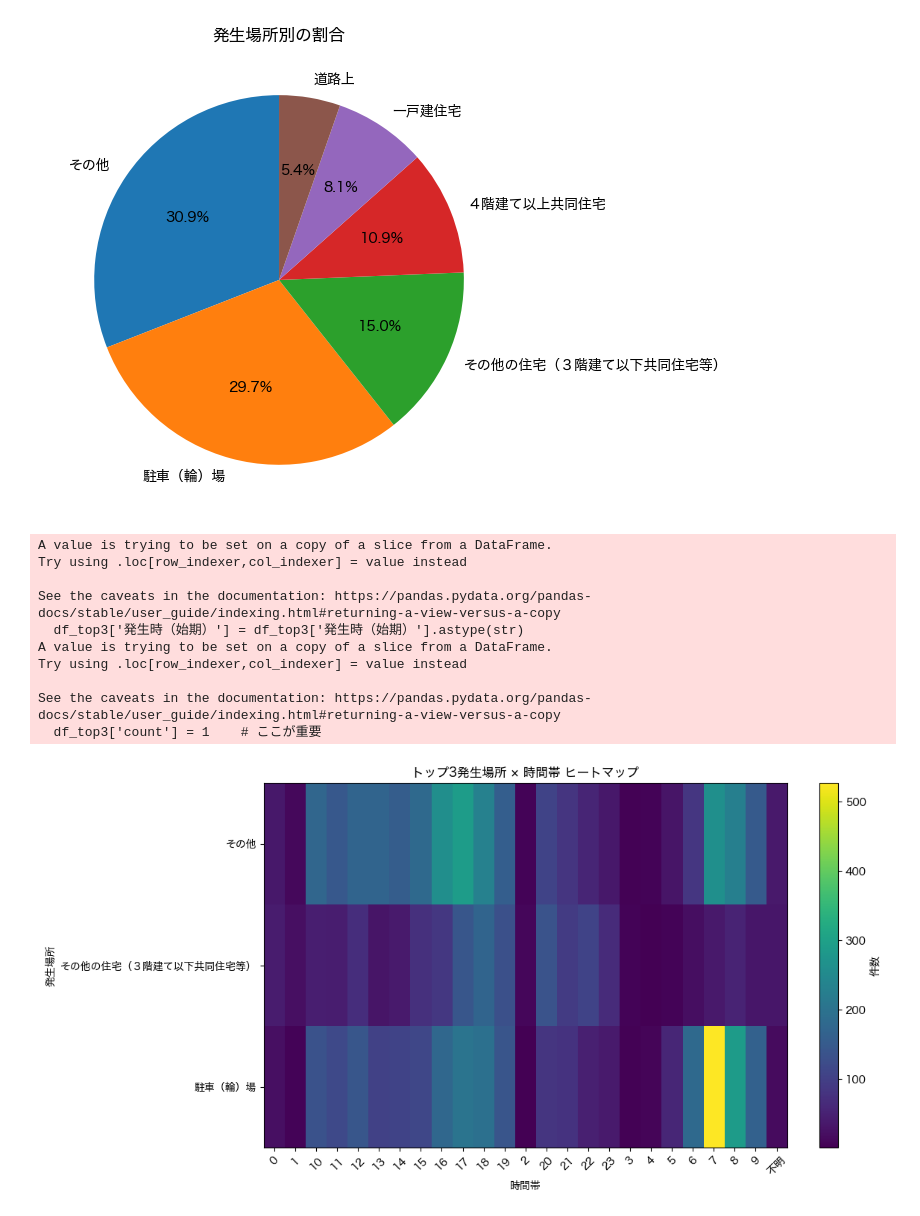
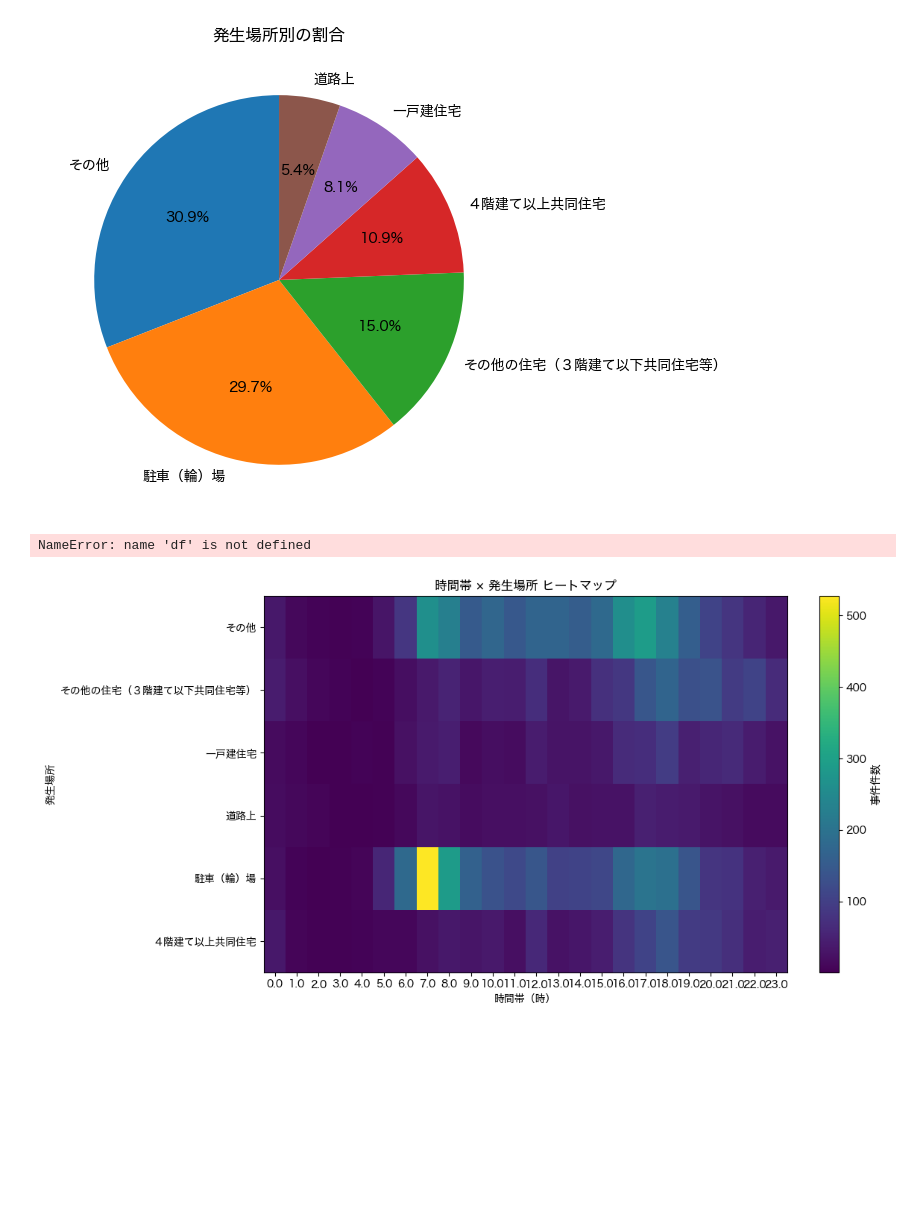
Before and after one commit to a250849h-glitch/me, a Jupyter notebook: week08/jitensha.ipynb, the cells around one changed output. Cells and saved outputs as stored; diff of their text form; code cells hidden in the pictures; blank space fills up the shorter version.

```diff
--- a/week08/jitensha.ipynb
+++ b/week08/jitensha.ipynb
@@ -172,13 +156,13 @@ plt.show()
 # %%
 import matplotlib.pyplot as plt
 
-top3 = df['発生場所'].value_counts().head(3).index
-df_top3 = df[df['発生場所'].isin(top3)]
+top10 = df['発生場所'].value_counts().head(10).index
+df_top10 = df[df['発生場所'].isin(top10)]
 
-df_top3['発生時（始期）'] = df_top3['発生時（始期）'].astype(str)
-df_top3['count'] = 1    # ここが重要
+df_top10['発生時（始期）'] = df_top10['発生時（始期）'].astype(str)
+df_top10['count'] = 1    # ここが重要
 
-pivot = df_top3.pivot_table(
+pivot = df_top10.pivot_table(
     index='発生場所',
     columns='発生時（始期）',
     values='count',
@@ -191,20 +175,47 @@ plt.imshow(pivot, aspect='auto')
 plt.colorbar(label='件数')
 plt.xticks(range(len(pivot.columns)), pivot.columns, rotation=45)
 plt.yticks(range(len(pivot.index)), pivot.index)
-plt.title('トップ3発生場所 × 時間帯 ヒートマップ')
+plt.title('トップ10発生場所 × 時間帯 ヒートマップ')
 plt.xlabel('時間帯')
 plt.ylabel('発生場所')
 plt.tight_layout()
 plt.show()
 # %% [output]
-A value is trying to be set on a copy of a slice from a DataFrame.
-Try using .loc[row_indexer,col_indexer] = value instead
-
-See the caveats in the documentation: https://pandas.pydata.org/pandas-docs/stable/user_guide/indexing.html#returning-a-view-versus-a-copy
-  df_top3['発生時（始期）'] = df_top3['発生時（始期）'].astype(str)
-A value is trying to be set on a copy of a slice from a DataFrame.
-Try using .loc[row_indexer,col_indexer] = value instead
-
-See the caveats in the documentation: https://pandas.pydata.org/pandas-docs/stable/user_guide/indexing.html#returning-a-view-versus-a-copy
-  df_top3['count'] = 1    # ここが重要
+NameError: name 'df' is not defined
-[figure, removed]
+# %%
+import matplotlib.pyplot as plt
+plt.rcParams['font.family'] = 'Hiragino Sans'
+# %%
+import pandas as pd
+import matplotlib.pyplot as plt
+import numpy as np
+
+# df はすでに読み込まれている前提
+
+# 時間帯（整数化）
+df["hour"] = pd.to_numeric(df["発生時（始期）"], errors="coerce")
+
+# ピボットテーブル：場所 × 時間帯 の件数
+pivot = df.pivot_table(
+    index="発生場所",
+    columns="hour",
+    aggfunc="size",
+    fill_value=0
+)
+
+# ヒートマップ描画
+plt.figure(figsize=(12, 6))
+plt.imshow(pivot.values, aspect='auto')
+plt.colorbar(label="事件件数")
+plt.title("時間帯 × 発生場所 ヒートマップ")
+plt.xlabel("時間帯（時）")
+plt.ylabel("発生場所")
+
+# x軸・y軸ラベル
+plt.xticks(ticks=range(len(pivot.columns)), labels=pivot.columns)
+plt.yticks(ticks=range(len(pivot.index)), labels=pivot.index)
+
+plt.tight_layout()
+plt.show()
+# %% [output]
+[figure, added]
```
Also changed, not shown: parts of 3 cells of this notebook.
